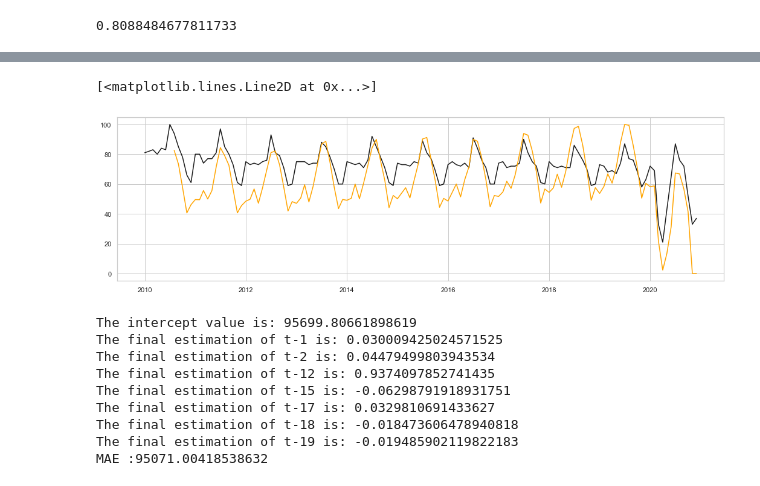
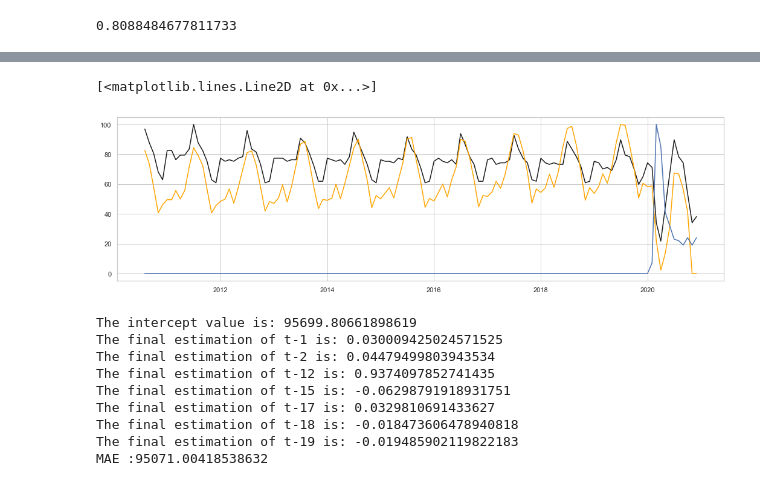
Before and after one commit to naayem/SwissHotelArrivalsPredictor, a Jupyter notebook: Project.ipynb, the cells around one changed output, grey strips where cells are left out. Cells and saved outputs as stored; diff of their text form; code cells hidden in the pictures.

Commit message:
additional trends

```diff
--- a/Project.ipynb
+++ b/Project.ipynb
@@ -224,3 +224,9 @@ True_Arrivals = Arrivals['Total Arrivals'][start_date_testing : end_date_testing
 # %%
 Hotels = pd.read_csv('data/Hotel.csv', header = 1, index_col= 'Mois', parse_dates=[0], date_parser = lambda x : datetime.strptime(x, '%Y-%m'))
 Hotels = Hotels.rename(columns = {'Hotel: (Suisse)' : 'Switzerland_Hotels_Trend'})
+Airbnb = pd.read_csv('data/Airbnb.csv', header = 1, index_col= 'Month', parse_dates=[0], date_parser = lambda x : datetime.strptime(x, '%Y-%m'))
+Airbnb = Airbnb.rename(columns = {'airbnb: (France)' : 'France_Airbnb_Trend'})
+Covid_19 = pd.read_csv('data/Covid19.csv', header = 1, index_col= 'Month', parse_dates=[0], date_parser = lambda x : datetime.strptime(x, '%Y-%m'))
+Covid_19 = Covid_19.rename(columns = {'covid19: (Switzerland)' : 'Covid_19_France'})
+# %%
+Airbnb['France_Airbnb_Trend'] = Airbnb['France_Airbnb_Trend'].apply(lambda x : 0 if x == '<\xa01'else float(x))
@@ -231,3 +254,7 @@ r = np.corrcoef(Arrivals['Total Arrivals'].values, Hotels.loc[Arrivals.index].va
 r[0][1]
 # %% [output]
 0.8088484677811733
+# %%
+Arrivals = pd.merge(Arrivals, Hotels, right_index = True, left_index=True)
+Arrivals = pd.merge(Arrivals, Airbnb, right_index = True, left_index=True)
+Arrivals = pd.merge(Arrivals, Covid_19, right_index = True, left_index=True)
@@ -234,8 +277,9 @@ r[0][1]
 # %%
 #Hotel plot
 fig,axes = plt.subplots(figsize=(18,5))
-axes.plot((Hotels*100)/max(Hotels.values), label = 'Actual',color = 'k')
+axes.plot((Arrivals['Switzerland_Hotels_Trend']*100)/max(Arrivals['Switzerland_Hotels_Trend']), label = 'Actual',color = 'k')
 axes.plot((Arrivals['Total Arrivals']*100)/max(Arrivals['Total Arrivals']), label = 'Actual',color = 'orange')
+axes.plot((Arrivals['Covid_19_France']*100)/max(Arrivals['Covid_19_France']), label = 'Actual')
 # %% [output]
 [<matplotlib.lines.Line2D at 0x...>]
-[figure, old version]
+[figure, new version]
```
Also changed, not shown: parts of 10 cells of this notebook, 2 other files.
